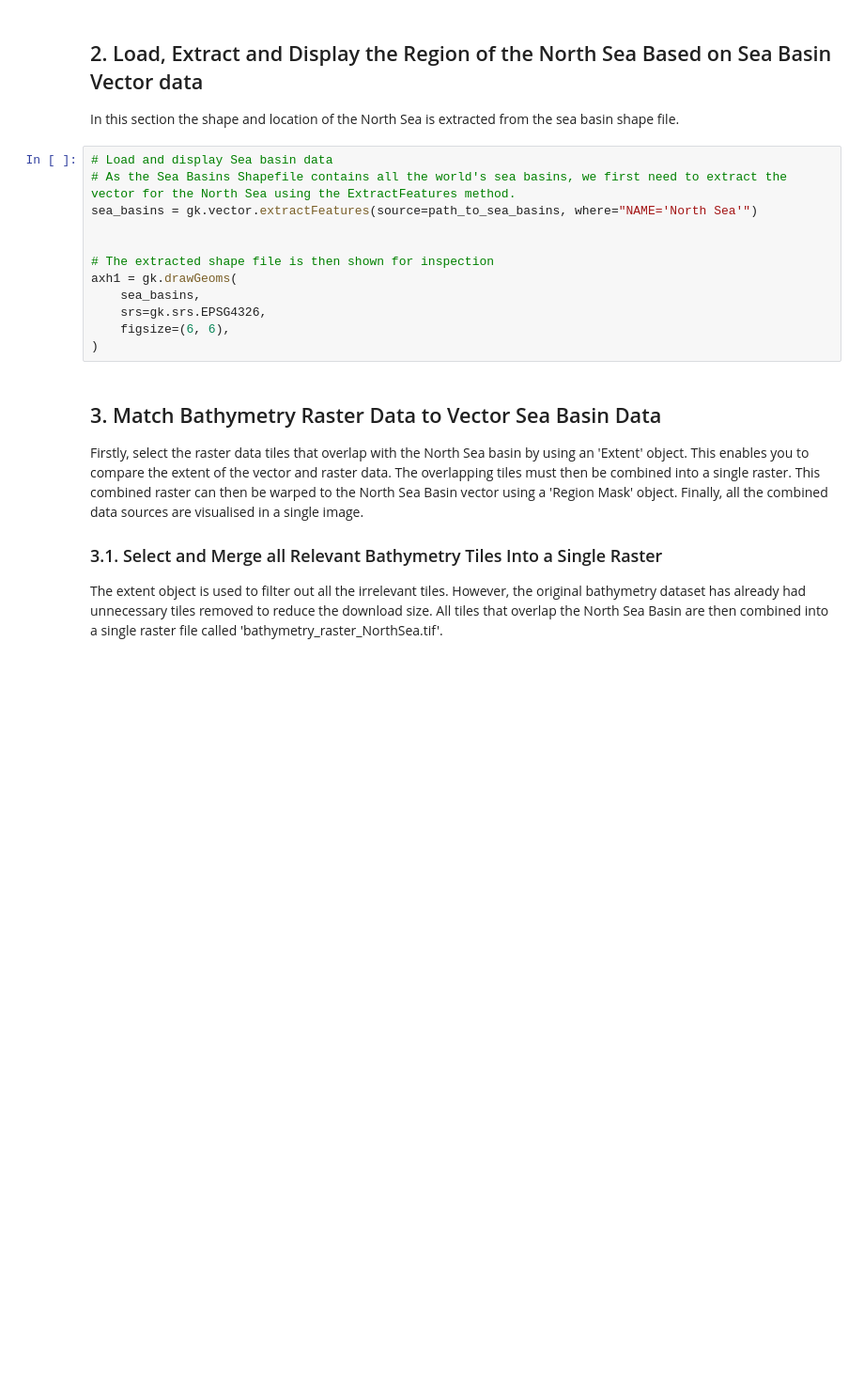
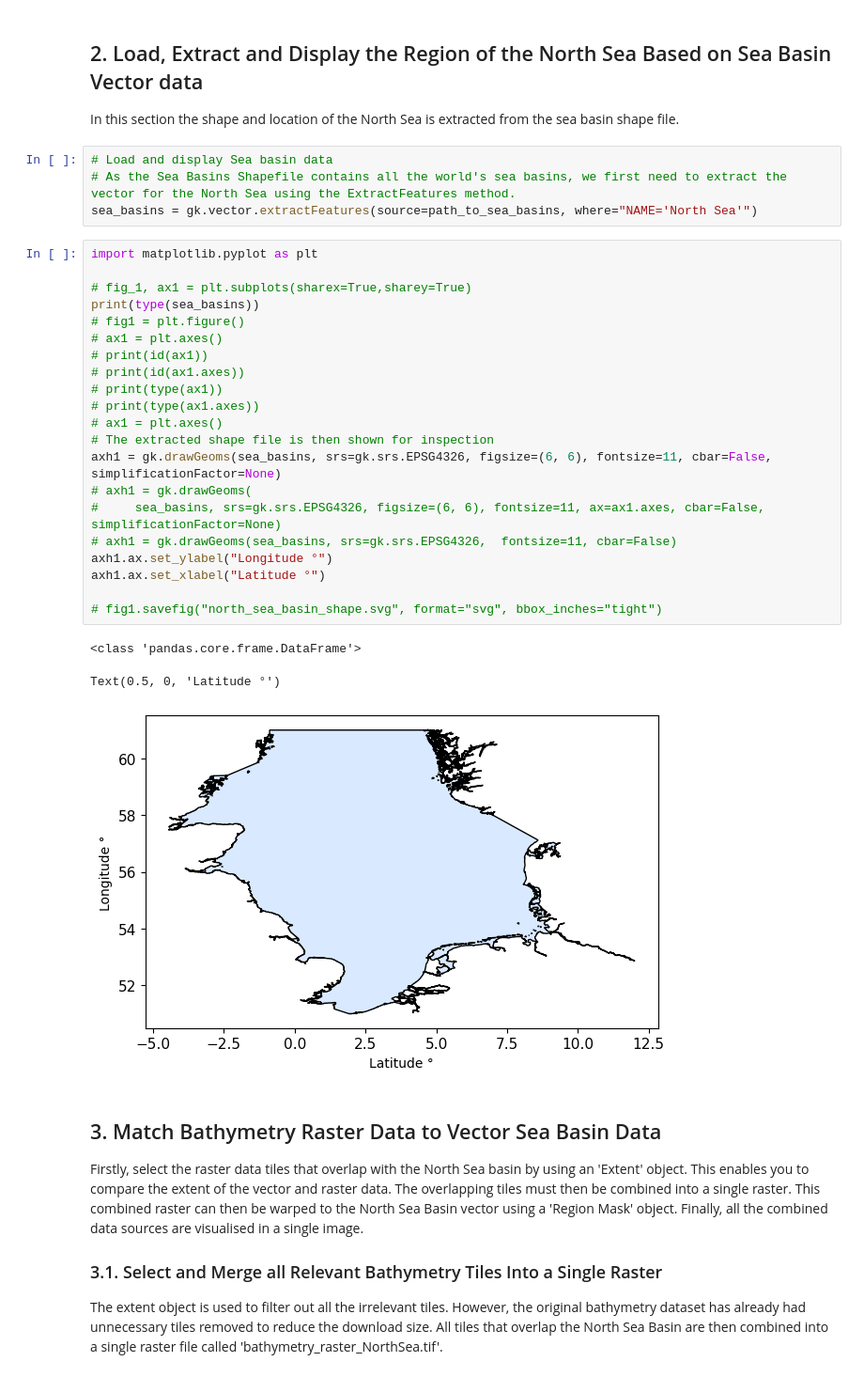
Before and after one commit to FZJ-IEK3-VSA/geokit, a Jupyter notebook: Examples/example_07_determine_offshore_turbine_depths.ipynb, the cells around one changed output. Shown: that part at 94% size. Cells and saved outputs as stored; diff of their text form; blank space fills up the shorter version.

```diff
--- a/Examples/example_07_determine_offshore_turbine_depths.ipynb
+++ b/Examples/example_07_determine_offshore_turbine_depths.ipynb
@@ -117,14 +125,31 @@ In this section the shape and location of the North Sea is extracted from the se
 # Load and display Sea basin data
 # As the Sea Basins Shapefile contains all the world's sea basins, we first need to extract the vector for the North Sea using the ExtractFeatures method.
 sea_basins = gk.vector.extractFeatures(source=path_to_sea_basins, where="NAME='North Sea'")
-
-
-# The extracted shape file is then shown for inspection
-axh1 = gk.drawGeoms(
-    sea_basins,
-    srs=gk.srs.EPSG4326,
-    figsize=(6, 6),
-)
+# %%
+import matplotlib.pyplot as plt
+
+# fig_1, ax1 = plt.subplots(sharex=True,sharey=True)
+print(type(sea_basins))
+# fig1 = plt.figure()
+# ax1 = plt.axes()
+# print(id(ax1))
+# print(id(ax1.axes))
+# print(type(ax1))
+# print(type(ax1.axes))
+# ax1 = plt.axes()
+# The extracted shape file is then shown for inspection
+axh1 = gk.drawGeoms(sea_basins, srs=gk.srs.EPSG4326, figsize=(6, 6), fontsize=11, cbar=False, simplificationFactor=None)
+# axh1 = gk.drawGeoms(
+#     sea_basins, srs=gk.srs.EPSG4326, figsize=(6, 6), fontsize=11, ax=ax1.axes, cbar=False, simplificationFactor=None)
+# axh1 = gk.drawGeoms(sea_basins, srs=gk.srs.EPSG4326,  fontsize=11, cbar=False)
+axh1.ax.set_ylabel("Longitude °")
+axh1.ax.set_xlabel("Latitude °")
+
+# fig1.savefig("north_sea_basin_shape.svg", format="svg", bbox_inches="tight")
+# %% [output]
+<class 'pandas.core.frame.DataFrame'>
+Text(0.5, 0, 'Latitude °')
+[figure, added]
 # %% [markdown]
 ## 3. Match Bathymetry Raster Data to Vector Sea Basin Data
 
```
Also changed, not shown: parts of 7 cells of this notebook, 14 other files.
